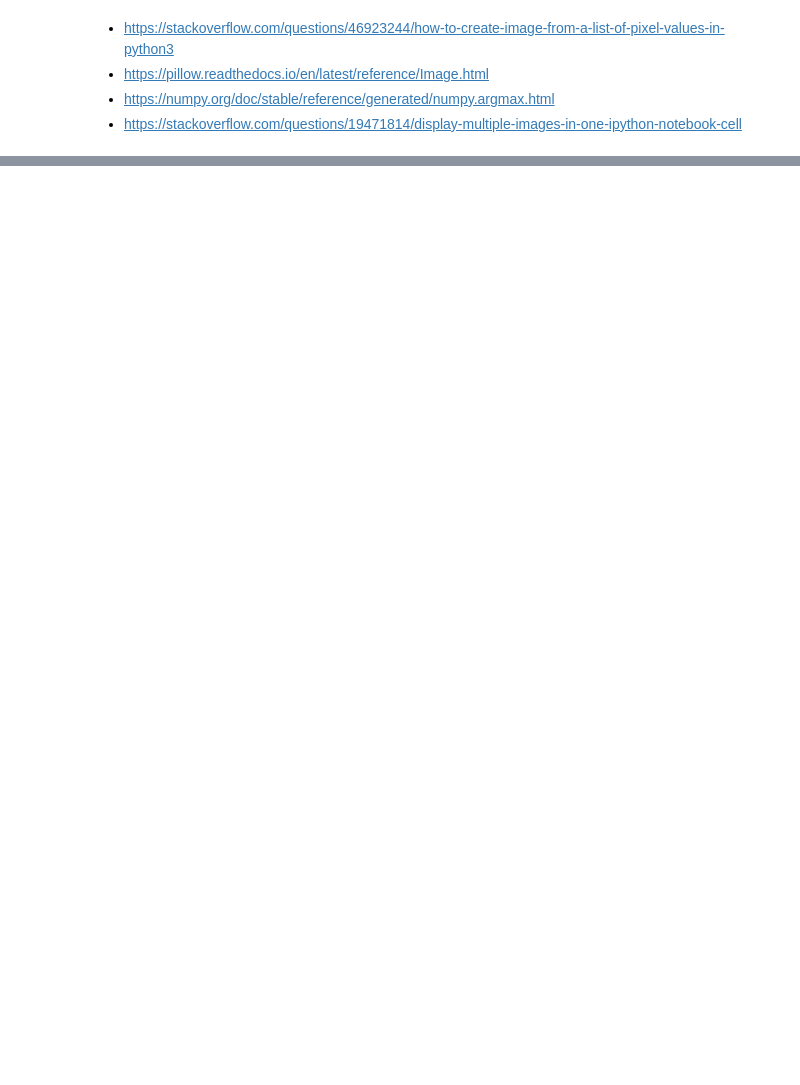
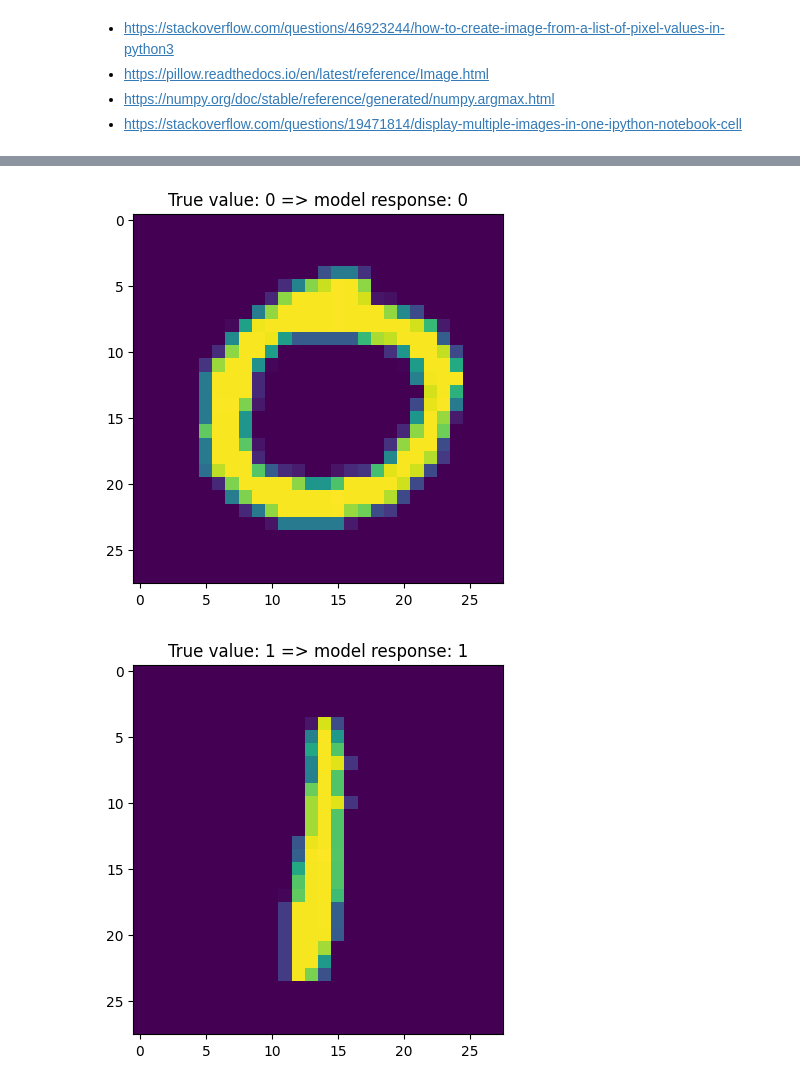
Before and after one commit to DenysTantsiura/datas, a Jupyter notebook: Hw_8/tensorflow_mnist_hw8.ipynb, the cells around one changed output, grey strips where cells are left out. Cells and saved outputs as stored; diff of their text form; code cells hidden in the pictures; blank space fills up the shorter version.

```diff
--- a/Hw_8/tensorflow_mnist_hw8.ipynb
+++ b/Hw_8/tensorflow_mnist_hw8.ipynb
@@ -390,0 +359,5 @@ AttributeError: 'function' object has no attribute 'Image'
+# %%
+altprint_NN_results(neural_net, test_data5.take(1))
+# %% [output]
+[figure, added]
+[figure, added]
```
Also changed, not shown: parts of 14 cells of this notebook.
